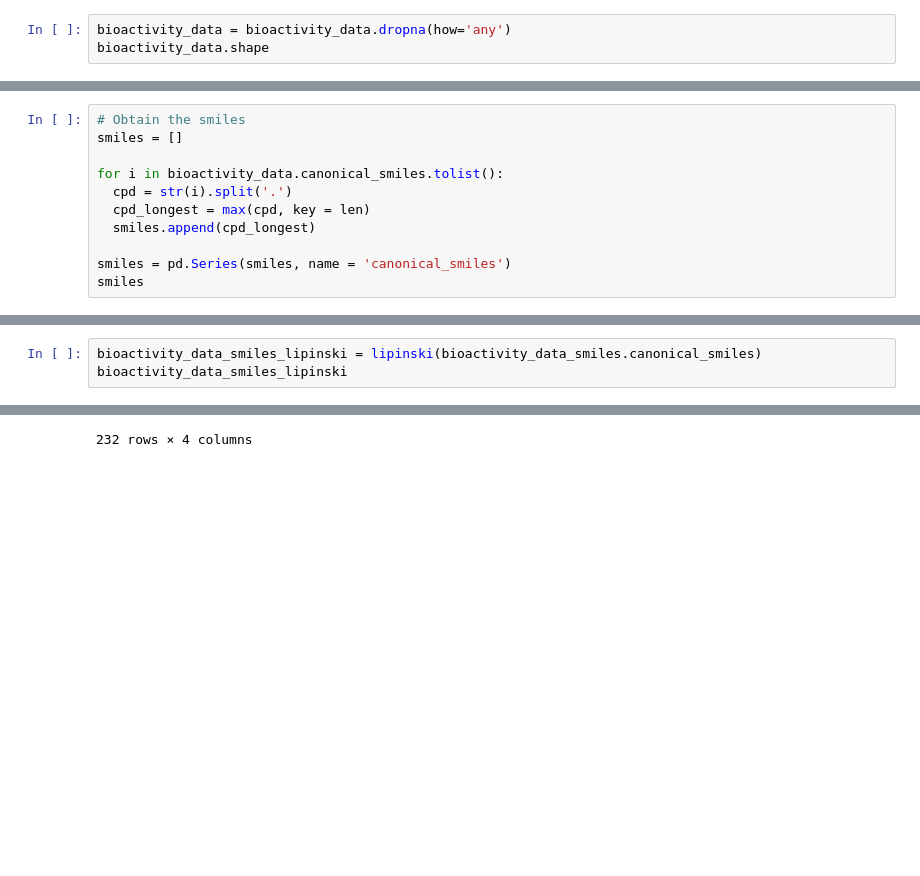
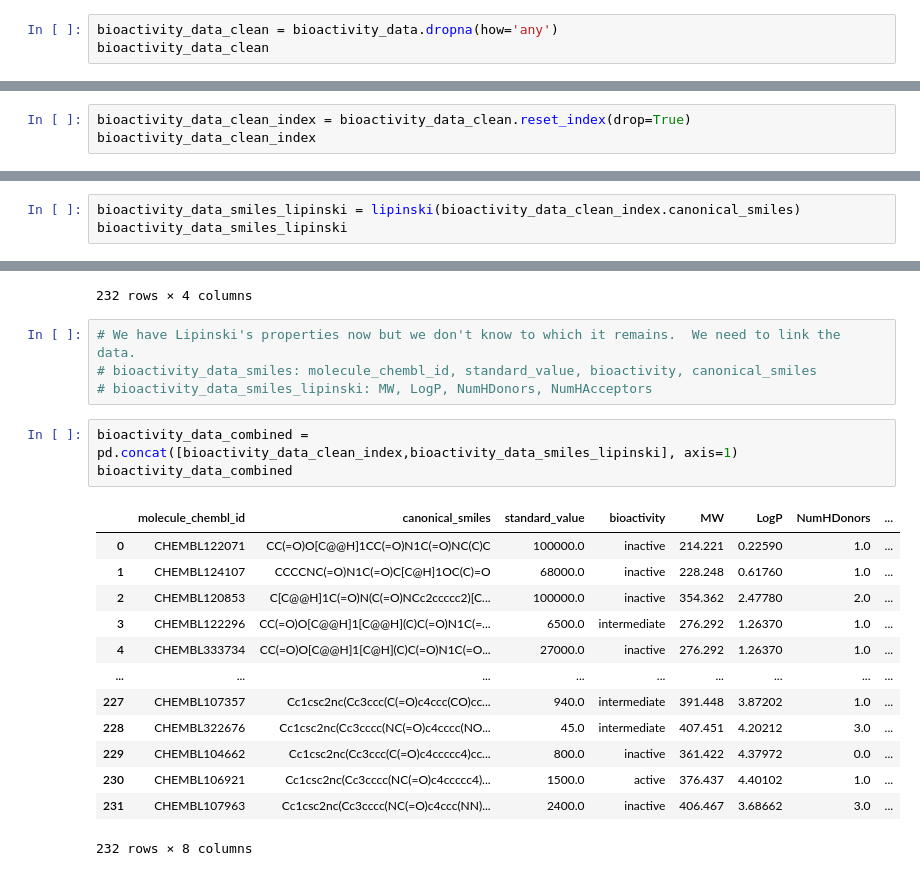
Before and after one commit to AnVales/Drug-discovery, a Jupyter notebook: drug_discovery_2.ipynb, the cells around one changed output, grey strips where cells are left out. Cells and saved outputs as stored; diff of their text form; blank space fills up the shorter version.

```diff
--- a/drug_discovery_2.ipynb
+++ b/drug_discovery_2.ipynb
@@ -68,4 +72,4 @@ bioactivity_data
 # %%
-bioactivity_data = bioactivity_data.dropna(how='any')
-bioactivity_data.shape
+bioactivity_data_clean = bioactivity_data.dropna(how='any')
+bioactivity_data_clean
 # %% [output]
@@ -91,11 +88,0 @@ bioactivity_data_no_smiles
-# %%
-# Obtain the smiles
-smiles = []
-
-for i in bioactivity_data.canonical_smiles.tolist():
-  cpd = str(i).split('.')
-  cpd_longest = max(cpd, key = len)
-  smiles.append(cpd_longest)
-
-smiles = pd.Series(smiles, name = 'canonical_smiles')
-smiles
@@ -131,0 +89,3 @@ bioactivity_data_smiles
+# %%
+bioactivity_data_clean_index = bioactivity_data_clean.reset_index(drop=True)
+bioactivity_data_clean_index
@@ -183,5 +159,5 @@ bioactivity_data_smiles = bioactivity_data_smiles[bioactivity_data_smiles.canoni
 # %%
-bioactivity_data_smiles_lipinski = lipinski(bioactivity_data_smiles.canonical_smiles)
+bioactivity_data_smiles_lipinski = lipinski(bioactivity_data_clean_index.canonical_smiles)
 bioactivity_data_smiles_lipinski
 # %% [output]
 |  | MW | LogP | NumHDonors | NumHAcceptors |
@@ -197,3 +173,24 @@ bioactivity_data_smiles_lipinski
 | 230 | 376.437 | 4.40102 | 1.0 | 5.0 |
 | 231 | 406.467 | 3.68662 | 3.0 | 7.0 |
 232 rows × 4 columns
+# %%
+# We have Lipinski's properties now but we don't know to which it remains.  We need to link the data.
+# bioactivity_data_smiles: molecule_chembl_id, standard_value, bioactivity, canonical_smiles
+# bioactivity_data_smiles_lipinski: MW, LogP, NumHDonors, NumHAcceptors
+# %%
+bioactivity_data_combined = pd.concat([bioactivity_data_clean_index,bioactivity_data_smiles_lipinski], axis=1)
+bioactivity_data_combined
+# %% [output]
+|  | molecule_chembl_id | canonical_smiles | standard_value | bioactivity | MW | LogP | NumHDonors | ... |
+| 0 | CHEMBL122071 | CC(=O)O[C@@H]1CC(=O)N1C(=O)NC(C)C | 100000.0 | inactive | 214.221 | 0.22590 | 1.0 | ... |
+| 1 | CHEMBL124107 | CCCCNC(=O)N1C(=O)C[C@H]1OC(C)=O | 68000.0 | inactive | 228.248 | 0.61760 | 1.0 | ... |
+| 2 | CHEMBL120853 | C[C@@H]1C(=O)N(C(=O)NCc2ccccc2)[C... | 100000.0 | inactive | 354.362 | 2.47780 | 2.0 | ... |
+| 3 | CHEMBL122296 | CC(=O)O[C@@H]1[C@@H](C)C(=O)N1C(=... | 6500.0 | intermediate | 276.292 | 1.26370 | 1.0 | ... |
+| 4 | CHEMBL333734 | CC(=O)O[C@@H]1[C@H](C)C(=O)N1C(=O... | 27000.0 | inactive | 276.292 | 1.26370 | 1.0 | ... |
+| ... | ... | ... | ... | ... | ... | ... | ... | ... |
+| 227 | CHEMBL107357 | Cc1csc2nc(Cc3ccc(C(=O)c4ccc(CO)cc... | 940.0 | intermediate | 391.448 | 3.87202 | 1.0 | ... |
+| 228 | CHEMBL322676 | Cc1csc2nc(Cc3cccc(NC(=O)c4cccc(NO... | 45.0 | intermediate | 407.451 | 4.20212 | 3.0 | ... |
+| 229 | CHEMBL104662 | Cc1csc2nc(Cc3ccc(C(=O)c4ccccc4)cc... | 800.0 | inactive | 361.422 | 4.37972 | 0.0 | ... |
+| 230 | CHEMBL106921 | Cc1csc2nc(Cc3cccc(NC(=O)c4ccccc4)... | 1500.0 | active | 376.437 | 4.40102 | 1.0 | ... |
+| 231 | CHEMBL107963 | Cc1csc2nc(Cc3cccc(NC(=O)c4ccc(NN)... | 2400.0 | inactive | 406.467 | 3.68662 | 3.0 | ... |
+232 rows × 8 columns
```
Also changed, not shown: parts of 22 cells of this notebook.
